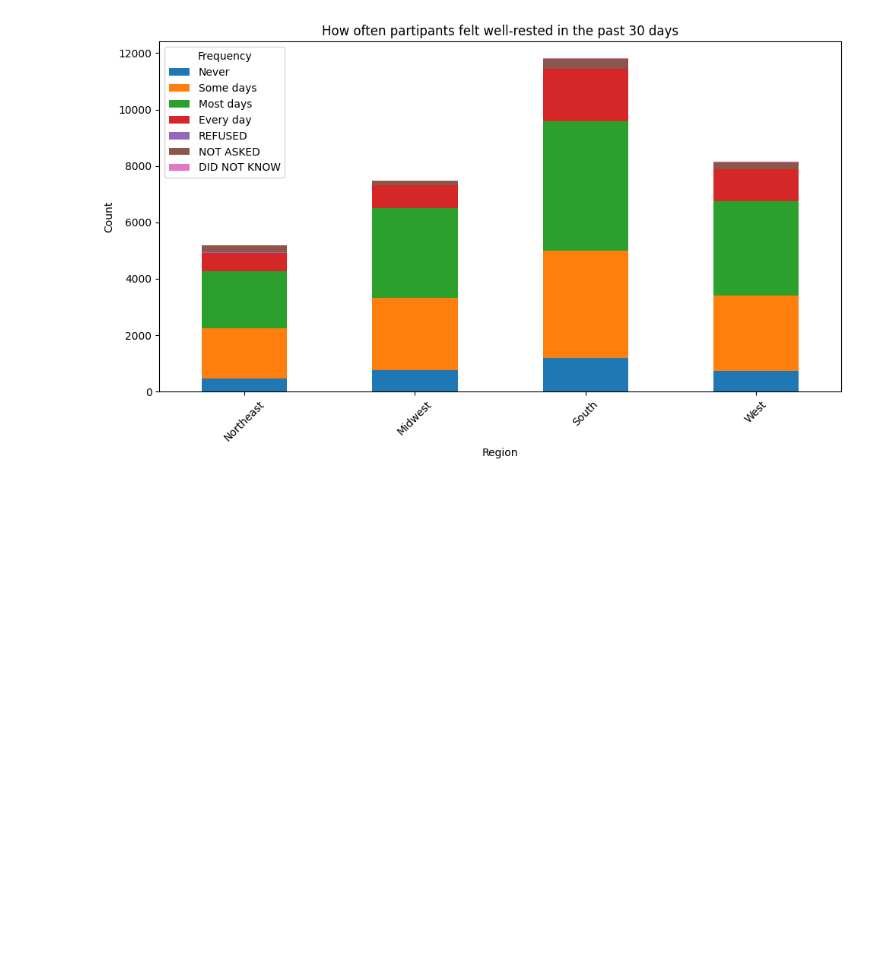
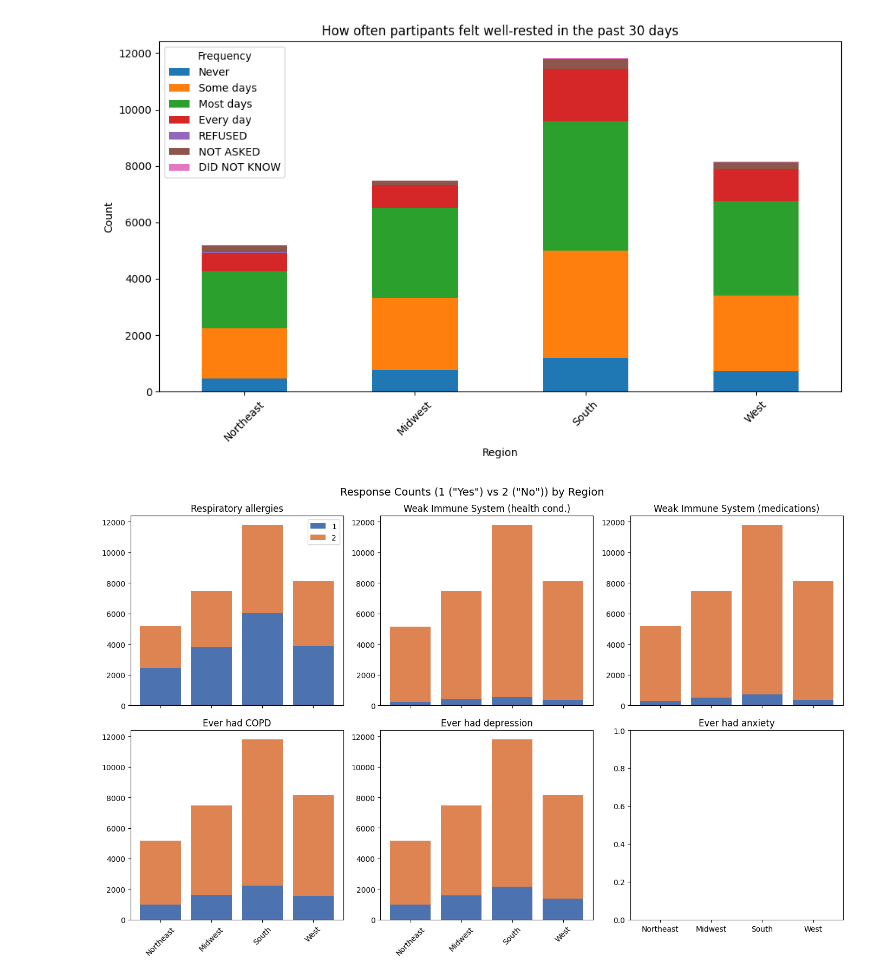
Before and after one commit to agrace339/Data-Center-Impact-Explorer, a Jupyter notebook: Script/Health_Data_Cleaning_and_Investigation.ipynb, the cells around one changed output. Cells and saved outputs as stored; diff of their text form; code cells hidden in the pictures; blank space fills up the shorter version.

Commit message:
Final health data cleaning and investigation script

```diff
--- a/Script/Health_Data_Cleaning_and_Investigation.ipynb
+++ b/Script/Health_Data_Cleaning_and_Investigation.ipynb
@@ -474,0 +481,16 @@ plt.show()
+# %%
+from scipy.stats import chi2_contingency
+import numpy as np
+
+def cramers_v(confusion_matrix):
+  chi2, p, dof, expected = chi2_contingency(confusion_matrix)
+  n = confusion_matrix.sum().sum()
+  phi2 = chi2 / n
+  r, k = confusion_matrix.shape
+  v = np.sqrt(phi2 / min(k - 1, r - 1))
+  return chi2, p, v
+
+for col in cols:
+  table = pd.crosstab(dfnhis_refined['REGION'], dfnhis_refined[col])
+  chi2, p, v = cramers_v(table)
+  print(f"{col}: chi2={chi2:.2f}, p={p:.4g}, Cramér's V={v:.3f}")
@@ -489,0 +524,40 @@ plt.show()
+# %%
+# changing this to be only the significant variables, just b/c curious
+import numpy as np
+import matplotlib.pyplot as plt
+
+cols = ['CURRESP_A','HLTHCOND_A', 'COPDEV_A', 'DEPEV_A', 'ANXEV_A']
+
+regions = sorted(dfnhis_refined['REGION'].unique())
+
+fig, axes = plt.subplots(2, 3, figsize=(14, 9), sharex=True)
+axes = axes.flatten()
+
+for i, col in enumerate(cols):
+    # count of 1s and 2s per region
+    counts = dfnhis_refined.groupby('REGION')[col].value_counts().unstack(fill_value=0)
+    counts = counts.reindex(regions)  # keeps region order consistent
+
+    ax = axes[i]
+    ax.bar(counts.index, counts[1], label='1', color='#4C72B0')
+    ax.bar(counts.index, counts[2], bottom=counts[1], label='2', color='#DD8452')
+
+    ax.set_title(col)
+    ax.tick_params(axis='x', rotation=45)
+    ax.set_xticks([1, 2, 3, 4])
+    ax.set_xticklabels(['Northeast', 'Midwest', 'South', 'West'])
+
+
+axes[0].legend()
+fig.suptitle('Response Counts (1 ("Yes") vs 2 ("No")) by Region', fontsize=14)
+fig.axes[0].set_title("Respiratory allergies")
+fig.axes[1].set_title("Weak Immune System (health cond.)")
+fig.axes[2].set_title("Weak Immune System (medications)")
+fig.axes[3].set_title("Ever had COPD")
+fig.axes[4].set_title("Ever had depression")
+fig.axes[5].set_title("Ever had anxiety")
+
+plt.tight_layout()
+plt.show()
+# %% [output]
+[figure, added]
```
Also changed, not shown: parts of 10 cells of this notebook.
